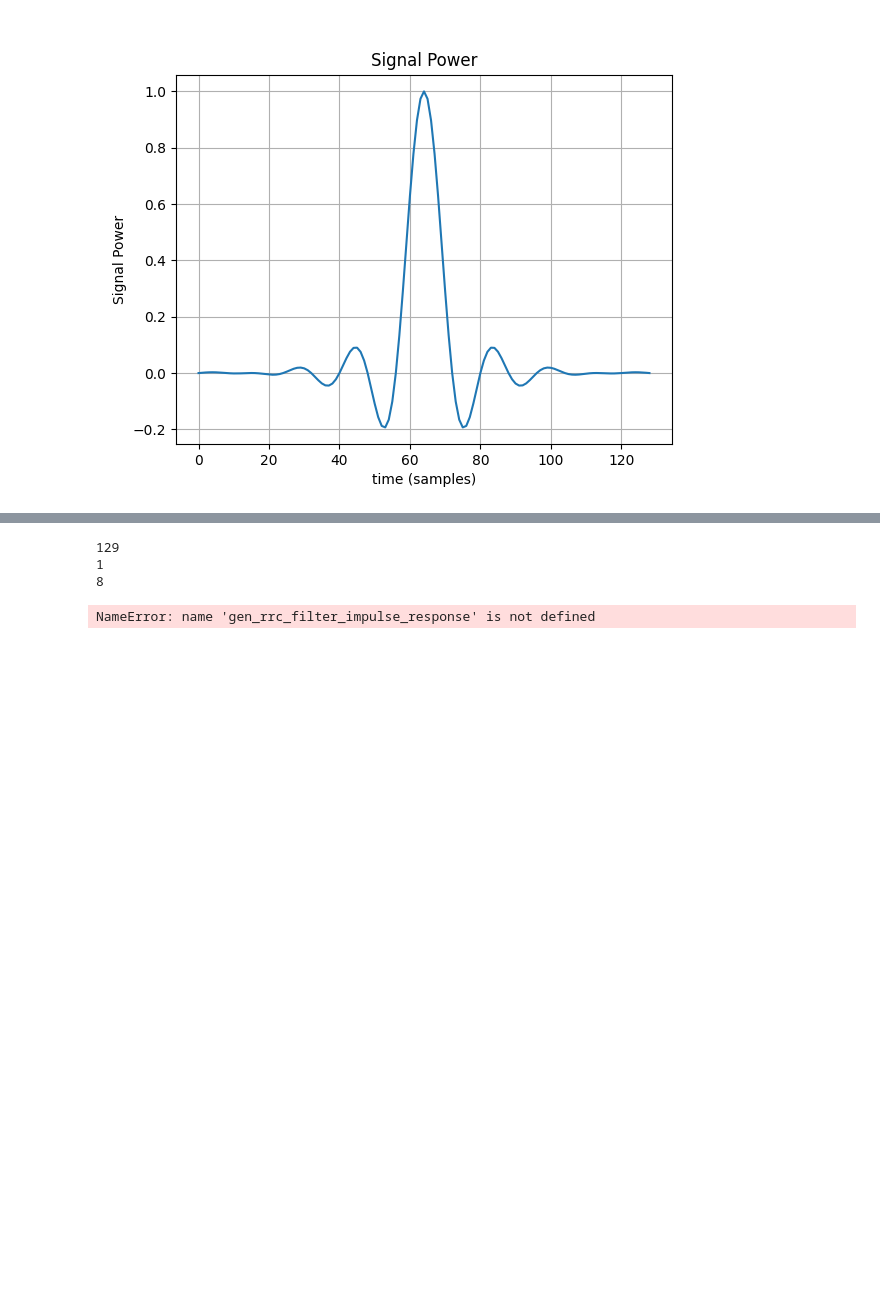
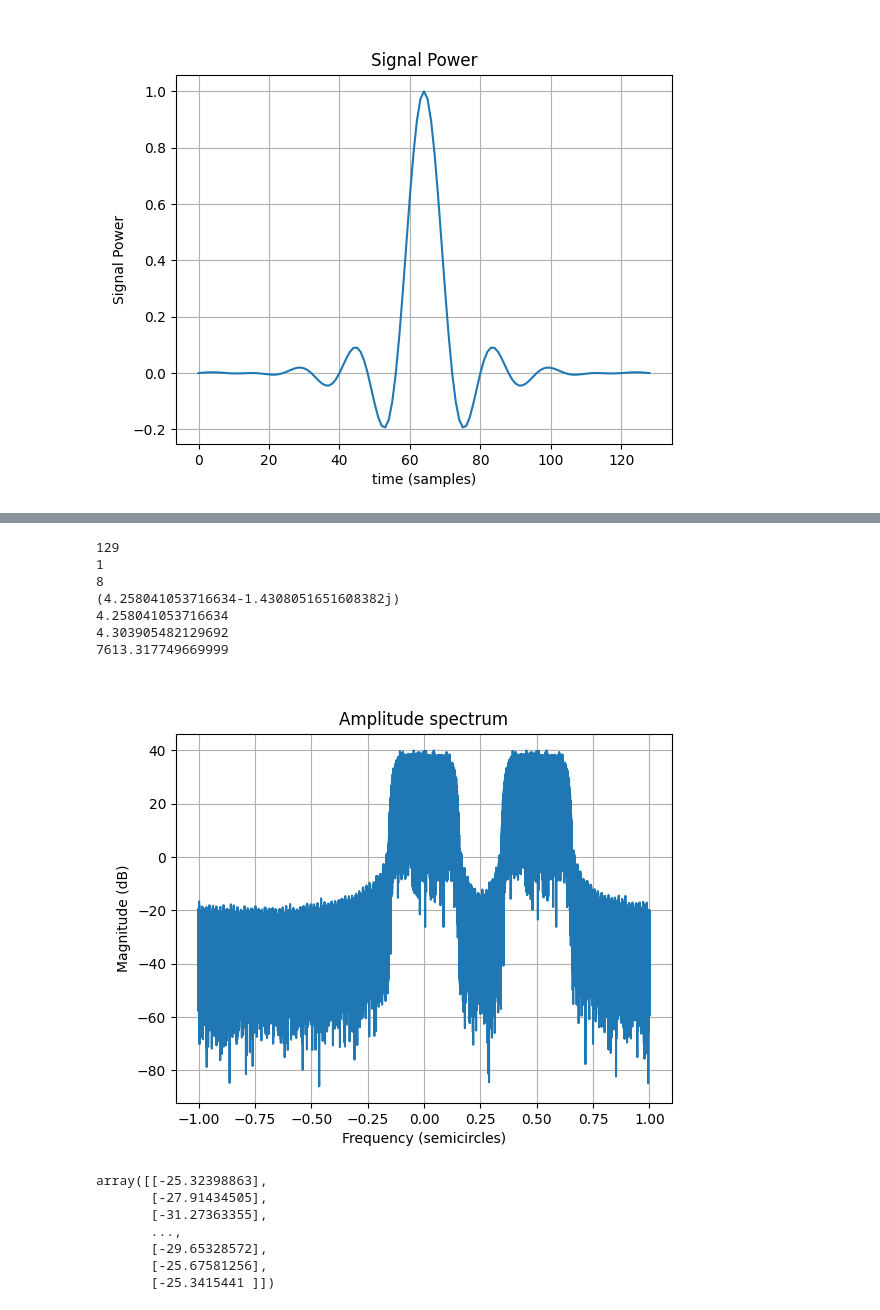
Before and after one commit to incredibleSaint/signal_processing, a Jupyter notebook: generate_cmplx_signal.ipynb, the cells around one changed output, grey strips where cells are left out. Saved outputs shown, nothing was run; the diff lists cells and outputs as text; code cells hidden in the pictures; blank space fills up the shorter version.

```diff
--- a/generate_cmplx_signal.ipynb
+++ b/generate_cmplx_signal.ipynb
@@ -283,22 +283,33 @@ dsp_lib.save_cmplx_sig(two_sigs, 'qpsk_rc_float32.bid')
 # %%
 print(N)
 print(Fs)
 print(T_symb)
-s_rrc = gen_rrc_filter_impulse_response(N, Fs, T_symb)
+s_rrc = dsp_lib.gen_rrc_filter_impulse_response(N, Fs, T_symb)
 qpsk_rrc = np.convolve(s_qpsk, s_rrc, 'same')
-mixed_qpsk = add_freq(qpsk_rrc, 0.5)
-mixed_qpsk = add_phase(mixed_qpsk, 0.3)
+mixed_qpsk = dsp_lib.add_freq(qpsk_rrc, 0.5)
+mixed_qpsk = dsp_lib.add_phase(mixed_qpsk, 0.3)
 two_sigs = mixed_qpsk + qpsk_rrc
 max(two_sigs)
 two_sigs_upsc = upscale_to_i16(two_sigs)
-save_cmplx_sig(two_sigs_upsc, 'qpsk_rrc_float.bin', 'float64')
+dsp_lib.save_cmplx_sig(two_sigs_upsc, 'qpsk_rrc_float.bin', 'float64')
 max(two_sigs_upsc)
-plot_spectrum(two_sigs_upsc, 10)
+dsp_lib.plot_spectrum(two_sigs_upsc, 10)
 # %% [output]
 129
 1
 8
+(4.258041053716634-1.4308051651608382j)
+4.258041053716634
+4.303905482129692
+7613.317749669999
+[figure, added]
-NameError: name 'gen_rrc_filter_impulse_response' is not defined
+array([[-25.32398863],
+       [-27.91434505],
+       [-31.27363355],
+       ...,
+       [-29.65328572],
+       [-25.67581256],
+       [-25.3415441 ]])
 # %%
 print(N)
 print(Fs)
```
Also changed, not shown: parts of 7 cells of this notebook.
